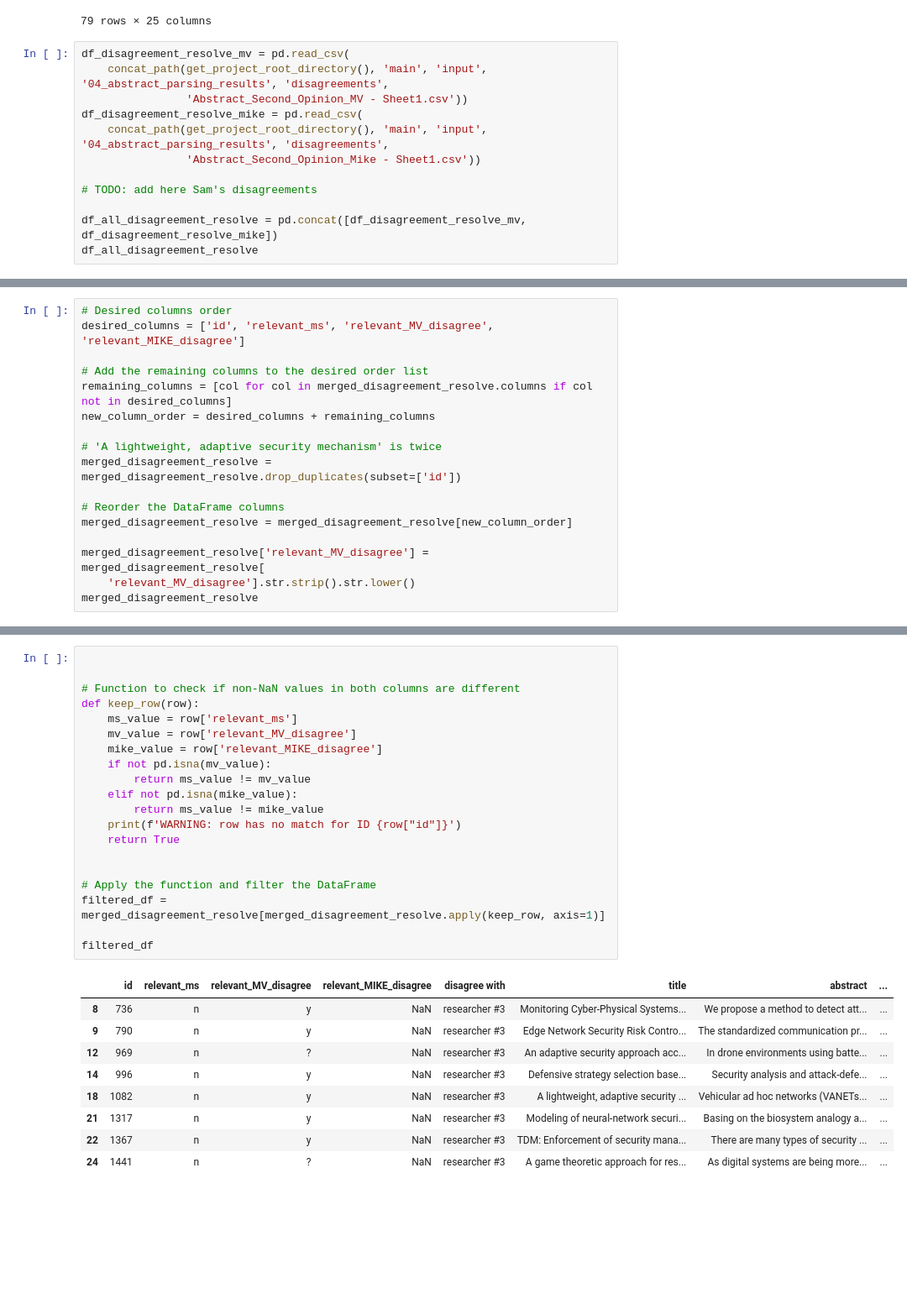
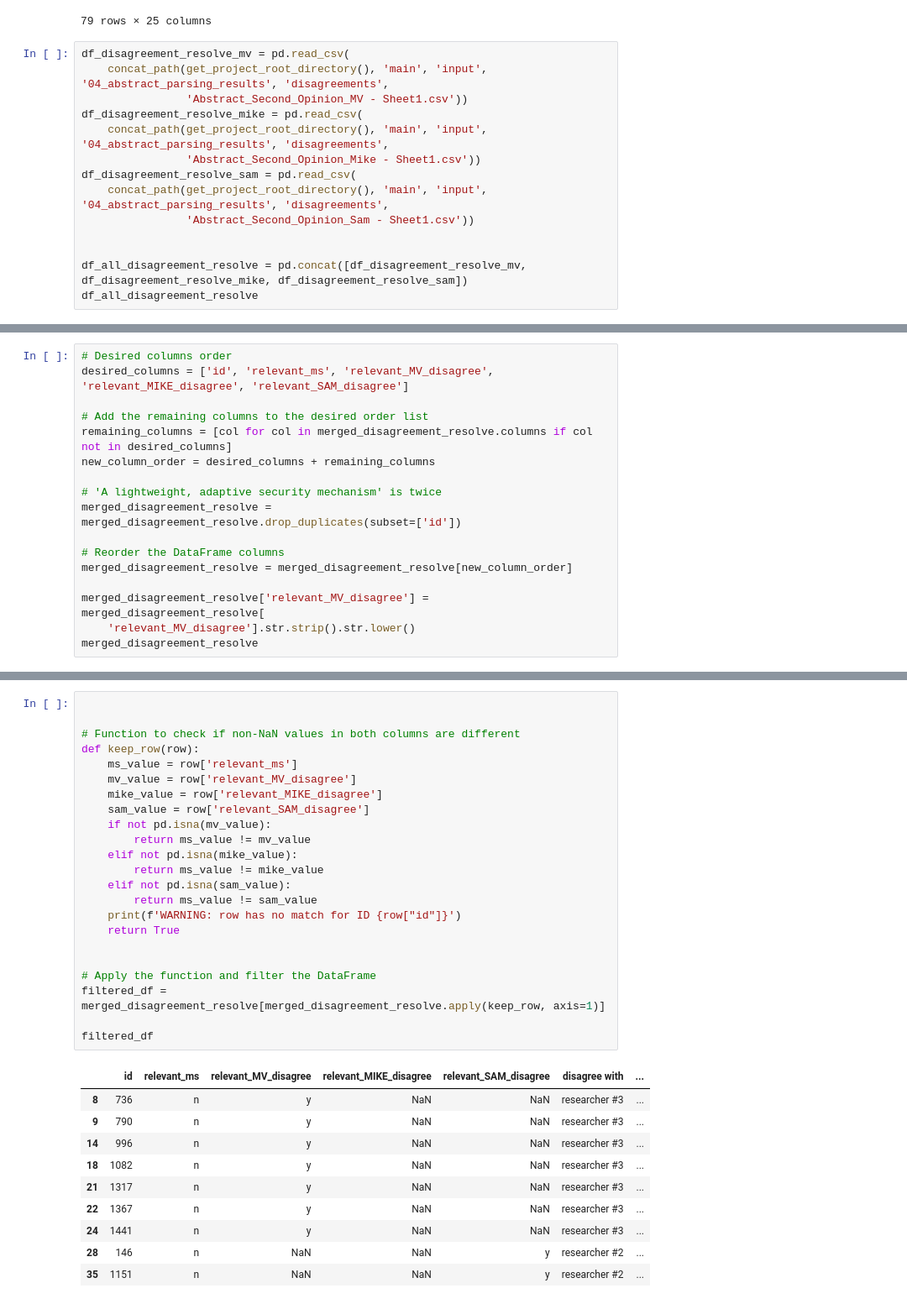
Before and after one commit to mstadler-jku/literature-search-tool-SLR, a Jupyter notebook: src/main/python/at/jku/scsl/main/04_00_abstract_exclusion.ipynb, the cells around one changed output, grey strips where cells are left out. Shown at 84% size. Cells and saved outputs as stored; diff of their text form; blank space fills up the shorter version.

```diff
--- a/src/main/python/at/jku/scsl/main/04_00_abstract_exclusion.ipynb
+++ b/src/main/python/at/jku/scsl/main/04_00_abstract_exclusion.ipynb
@@ -149,10 +149,12 @@ df_disagreement_resolve_mv = pd.read_csv(
 df_disagreement_resolve_mike = pd.read_csv(
     concat_path(get_project_root_directory(), 'main', 'input', '04_abstract_parsing_results', 'disagreements',
                 'Abstract_Second_Opinion_Mike - Sheet1.csv'))
+df_disagreement_resolve_sam = pd.read_csv(
+    concat_path(get_project_root_directory(), 'main', 'input', '04_abstract_parsing_results', 'disagreements',
+                'Abstract_Second_Opinion_Sam - Sheet1.csv'))
 
-# TODO: add here Sam's disagreements
 
-df_all_disagreement_resolve = pd.concat([df_disagreement_resolve_mv, df_disagreement_resolve_mike])
+df_all_disagreement_resolve = pd.concat([df_disagreement_resolve_mv, df_disagreement_resolve_mike, df_disagreement_resolve_sam])
 df_all_disagreement_resolve
 # %% [output]
 |  | disagree with | id | title | abstract | relevant_MV_disagree | Comment Marco | Comment MV | ... |
@@ -198,6 +200,6 @@ merged_disagreement_resolve
 # %%
 # Desired columns order
-desired_columns = ['id', 'relevant_ms', 'relevant_MV_disagree', 'relevant_MIKE_disagree']
+desired_columns = ['id', 'relevant_ms', 'relevant_MV_disagree', 'relevant_MIKE_disagree', 'relevant_SAM_disagree']
 
 # Add the remaining columns to the desired order list
 remaining_columns = [col for col in merged_disagreement_resolve.columns if col not in desired_columns]
@@ -234,30 +236,34 @@ merged_disagreement_resolve
 # %%
 
 
 # Function to check if non-NaN values in both columns are different
 def keep_row(row):
     ms_value = row['relevant_ms']
     mv_value = row['relevant_MV_disagree']
     mike_value = row['relevant_MIKE_disagree']
+    sam_value = row['relevant_SAM_disagree']
     if not pd.isna(mv_value):
         return ms_value != mv_value
     elif not pd.isna(mike_value):
         return ms_value != mike_value
+    elif not pd.isna(sam_value):
+        return ms_value != sam_value
     print(f'WARNING: row has no match for ID {row["id"]}')
     return True
 
 
 # Apply the function and filter the DataFrame
 filtered_df = merged_disagreement_resolve[merged_disagreement_resolve.apply(keep_row, axis=1)]
 
 filtered_df
 # %% [output]
-|  | id | relevant_ms | relevant_MV_disagree | relevant_MIKE_disagree | disagree with | title | abstract | ... |
-| 8 | 736 | n | y | NaN | researcher #3 | Monitoring Cyber-Physical Systems... | We propose a method to detect att... | ... |
-| 9 | 790 | n | y | NaN | researcher #3 | Edge Network Security Risk Contro... | The standardized communication pr... | ... |
-| 12 | 969 | n | ? | NaN | researcher #3 | An adaptive security approach acc... | In drone environments using batte... | ... |
-| 14 | 996 | n | y | NaN | researcher #3 | Defensive strategy selection base... | Security analysis and attack-defe... | ... |
-| 18 | 1082 | n | y | NaN | researcher #3 | A lightweight, adaptive security ... | Vehicular ad hoc networks (VANETs... | ... |
-| 21 | 1317 | n | y | NaN | researcher #3 | Modeling of neural-network securi... | Basing on the biosystem analogy a... | ... |
-| 22 | 1367 | n | y | NaN | researcher #3 | TDM: Enforcement of security mana... | There are many types of security ... | ... |
-| 24 | 1441 | n | ? | NaN | researcher #3 | A game theoretic approach for res... | As digital systems are being more... | ... |
+|  | id | relevant_ms | relevant_MV_disagree | relevant_MIKE_disagree | relevant_SAM_disagree | disagree with | ... |
+| 8 | 736 | n | y | NaN | NaN | researcher #3 | ... |
+| 9 | 790 | n | y | NaN | NaN | researcher #3 | ... |
+| 14 | 996 | n | y | NaN | NaN | researcher #3 | ... |
+| 18 | 1082 | n | y | NaN | NaN | researcher #3 | ... |
+| 21 | 1317 | n | y | NaN | NaN | researcher #3 | ... |
+| 22 | 1367 | n | y | NaN | NaN | researcher #3 | ... |
+| 24 | 1441 | n | y | NaN | NaN | researcher #3 | ... |
+| 28 | 146 | n | NaN | NaN | y | researcher #2 | ... |
+| 35 | 1151 | n | NaN | NaN | y | researcher #2 | ... |
```
Also changed, not shown: parts of 6 cells of this notebook, 2 other files.
